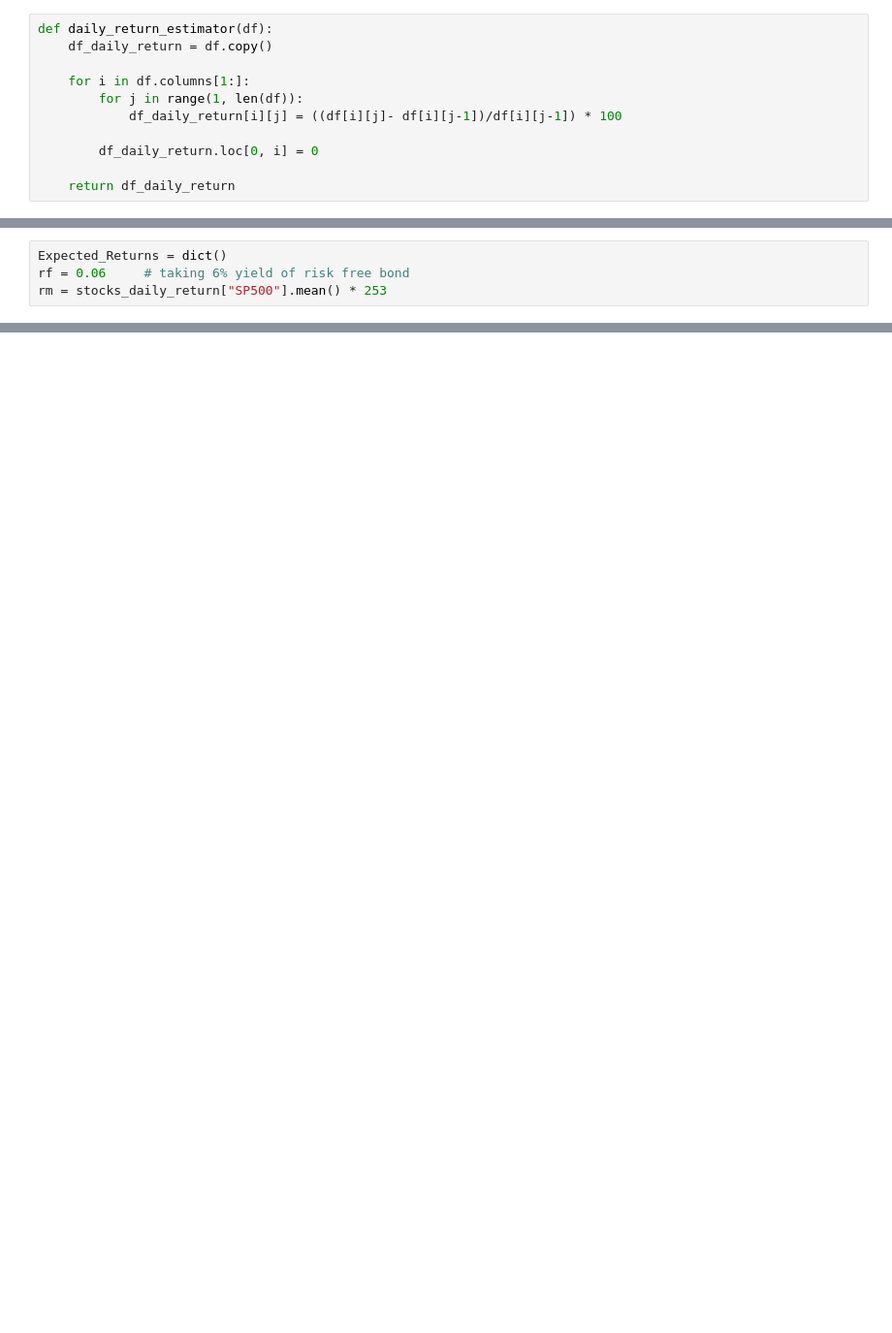
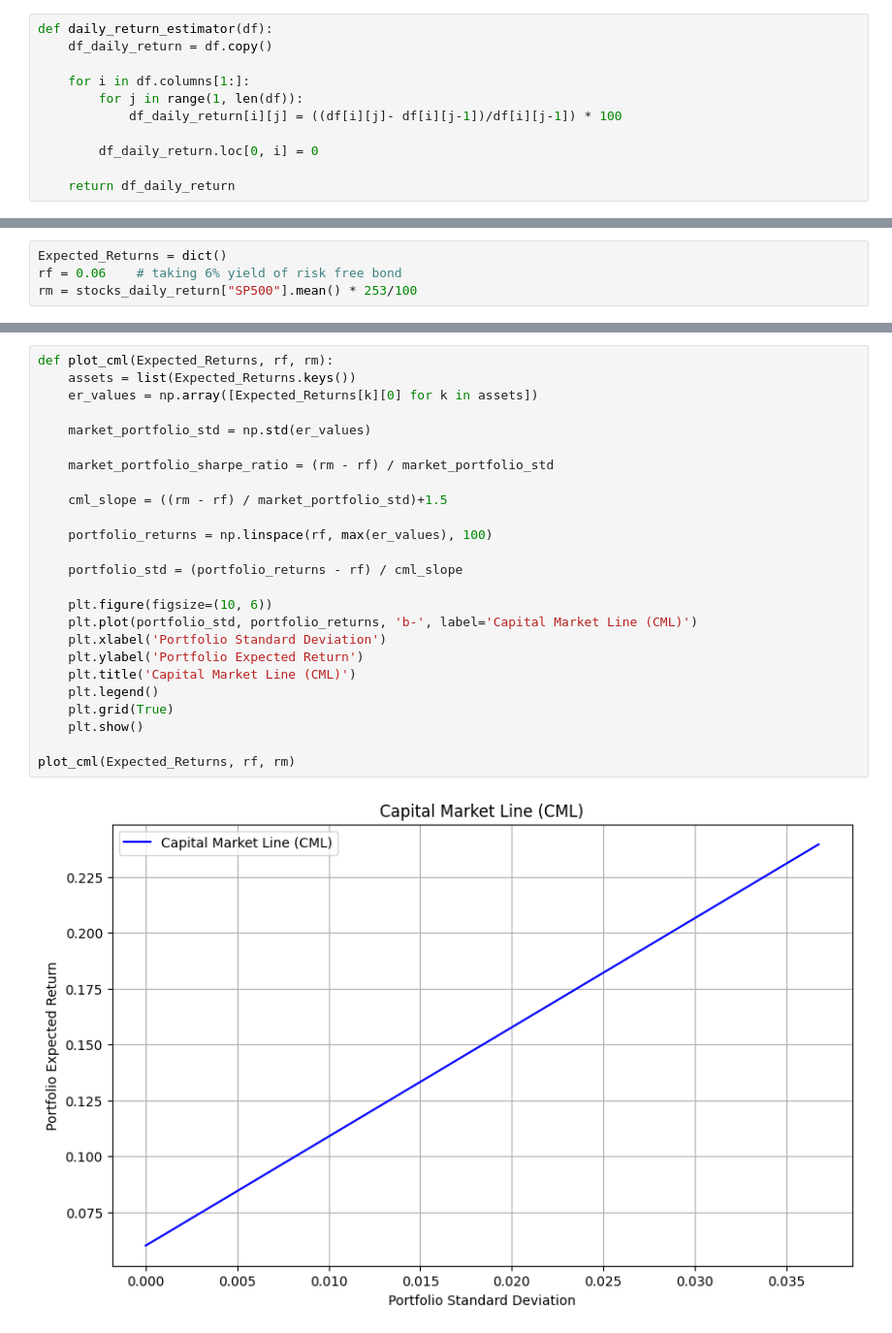
Before and after one commit to Reyansh4/IFE, a Jupyter notebook: CAPM/CAPM.ipynb, the cells around one changed output, grey strips where cells are left out. Shown at 97% size. Drawn from its saved outputs; the diff is of its cells as text; blank space fills up the shorter version.

```diff
--- a/CAPM/CAPM.ipynb
+++ b/CAPM/CAPM.ipynb
@@ -168,4 +187,4 @@ plt.show()
 # %%
 Expected_Returns = dict()
-rf = 0.06     # taking 6% yield of risk free bond
-rm = stocks_daily_return["SP500"].mean() * 253
+rf = 0.06    # taking 6% yield of risk free bond
+rm = stocks_daily_return["SP500"].mean() * 253/100
@@ -190,0 +214,27 @@ Expected return based on CAPM model for TESLA is 7.7746%
+# %%
+def plot_cml(Expected_Returns, rf, rm):
+    assets = list(Expected_Returns.keys())
+    er_values = np.array([Expected_Returns[k][0] for k in assets])
+
+    market_portfolio_std = np.std(er_values)
+
+    market_portfolio_sharpe_ratio = (rm - rf) / market_portfolio_std
+
+    cml_slope = ((rm - rf) / market_portfolio_std)+1.5
+
+    portfolio_returns = np.linspace(rf, max(er_values), 100)
+
+    portfolio_std = (portfolio_returns - rf) / cml_slope
+
+    plt.figure(figsize=(10, 6))
+    plt.plot(portfolio_std, portfolio_returns, 'b-', label='Capital Market Line (CML)')
+    plt.xlabel('Portfolio Standard Deviation')
+    plt.ylabel('Portfolio Expected Return')
+    plt.title('Capital Market Line (CML)')
+    plt.legend()
+    plt.grid(True)
+    plt.show()
+
+plot_cml(Expected_Returns, rf, rm)
+# %% [output]
+[figure, added]
```
Also changed, not shown: parts of 17 cells of this notebook, 1 other file.
